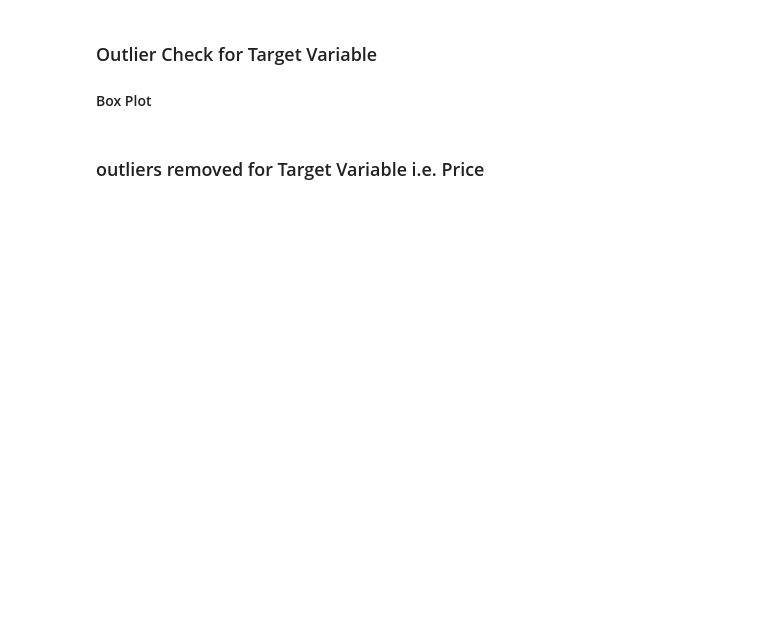
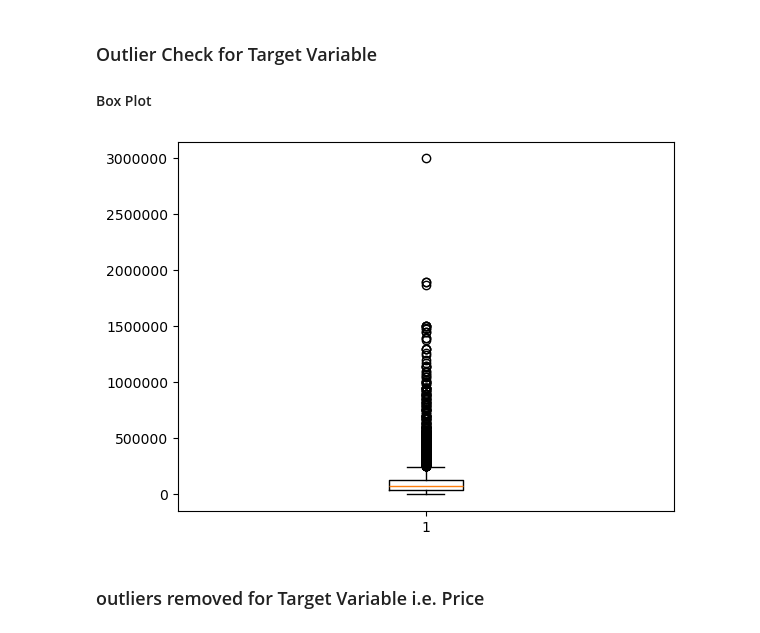
Before and after one commit to ChanchalNarang2024/UsedBikesPrices, a Jupyter notebook: Used_Bikes_Sales.ipynb, the cells around one changed output. Drawn from its saved outputs; the diff is of its cells as text; code cells hidden in the pictures; blank space fills up the shorter version.

```diff
--- a/Used_Bikes_Sales.ipynb
+++ b/Used_Bikes_Sales.ipynb
@@ -92,10 +280,12 @@ Bikes_Sales_DF.sort_values(by=['model_year'])
 ### Outlier Check for Target Variable
 #### Box Plot
 # %%
-x=Bikes_Sales_DF['price']
+x=Bikes_Sales_Data['price']
 plt.ticklabel_format(style='plain')
 plt.boxplot(x)
 plt.show()
+# %% [output]
+[figure, added]
 # %% [markdown]
 ### outliers removed for Target Variable i.e. Price
 # %%
```
Also changed, not shown: parts of 73 cells of this notebook.
